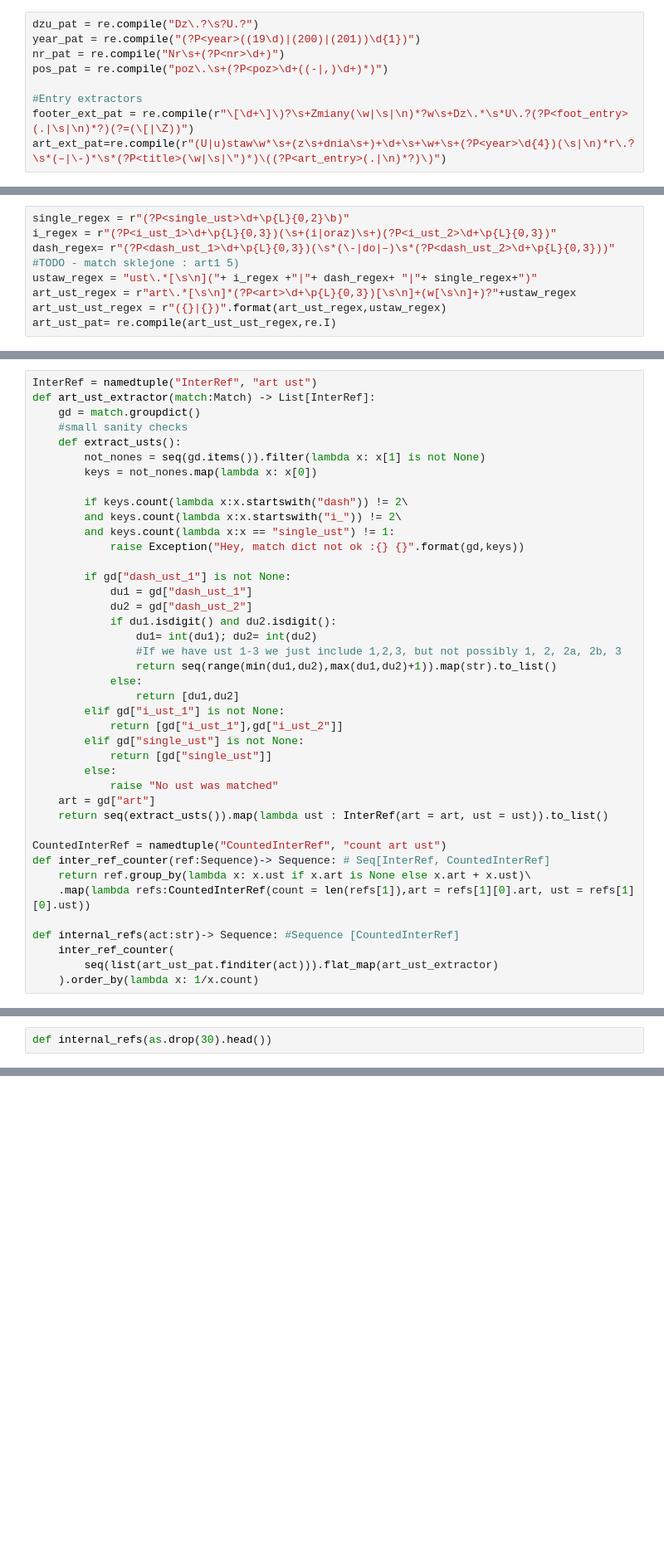
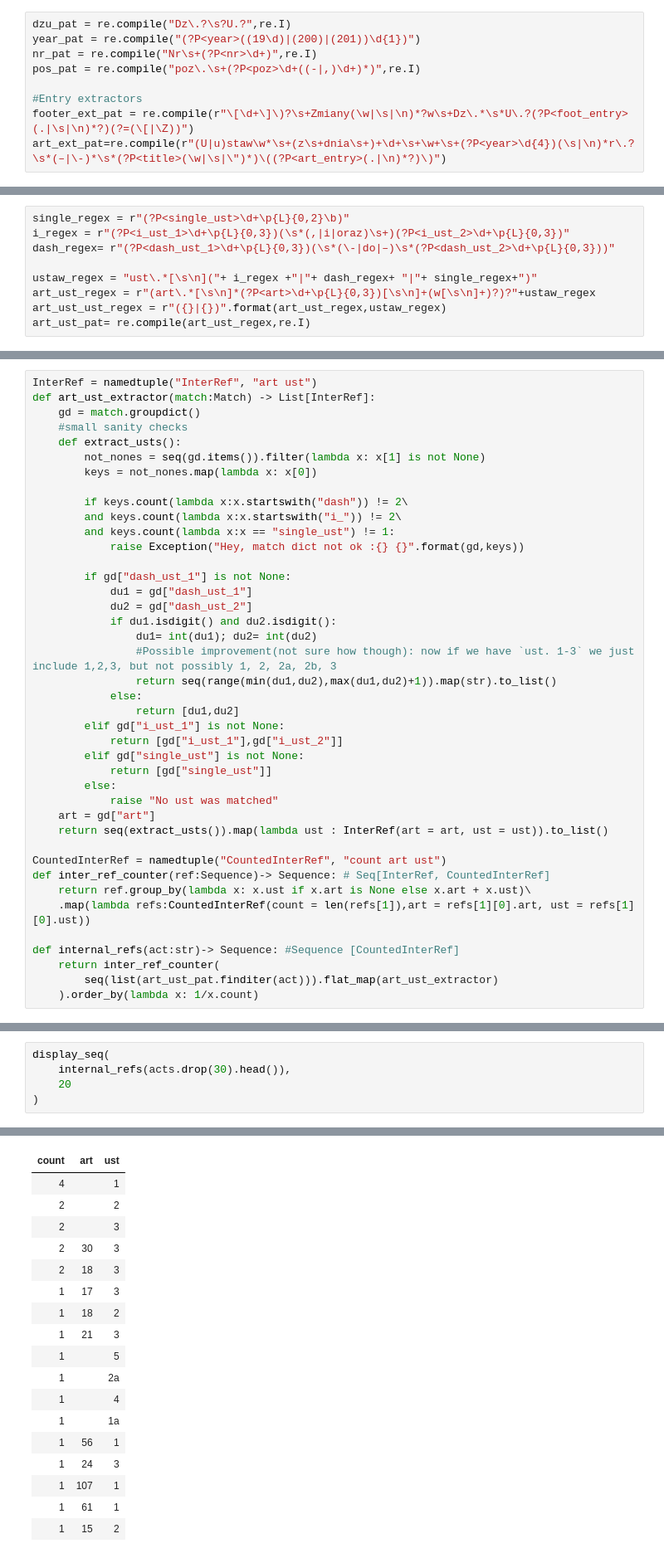
Before and after one commit to JakDar/nlp-lab-2019, a Jupyter notebook: NLP_lab1_regex.ipynb, the cells around one changed output, grey strips where cells are left out. Shown at 83% size. Cells and saved outputs as stored; diff of their text form; blank space fills up the shorter version.

```diff
--- a/NLP_lab1_regex.ipynb
+++ b/NLP_lab1_regex.ipynb
@@ -44,10 +49,10 @@ def print_highlighted(
         beg = matched.end
     print(text[beg:])
 # %%
-dzu_pat = re.compile("Dz\.?\s?U.?")
+dzu_pat = re.compile("Dz\.?\s?U.?",re.I)
 year_pat = re.compile("(?P<year>((19\d)|(200)|(201))\d{1})")
-nr_pat = re.compile("Nr\s+(?P<nr>\d+)")
-pos_pat = re.compile("poz\.\s+(?P<poz>\d+((-|,)\d+)*)")
+nr_pat = re.compile("Nr\s+(?P<nr>\d+)",re.I)
+pos_pat = re.compile("poz\.\s+(?P<poz>\d+((-|,)\d+)*)",re.I)
 
 #Entry extractors
 footer_ext_pat = re.compile(r"\[\d+\]\)?\s+Zmiany(\w|\s|\n)*?w\s+Dz\.*\s*U\.?(?P<foot_entry>(.|\s|\n)*?)(?=(\[|\Z))")
@@ -221,11 +232,11 @@ Showing 30 of 3855 rows
 # 2. Internal references
 # %%
 single_regex = r"(?P<single_ust>\d+\p{L}{0,2}\b)"
-i_regex = r"(?P<i_ust_1>\d+\p{L}{0,3})(\s+(i|oraz)\s+)(?P<i_ust_2>\d+\p{L}{0,3})"
+i_regex = r"(?P<i_ust_1>\d+\p{L}{0,3})(\s*(,|i|oraz)\s+)(?P<i_ust_2>\d+\p{L}{0,3})"
 dash_regex= r"(?P<dash_ust_1>\d+\p{L}{0,3})(\s*(\-|do|–)\s*(?P<dash_ust_2>\d+\p{L}{0,3}))"
-#TODO - match sklejone : art1 5)
+
 ustaw_regex = "ust\.*[\s\n]("+ i_regex +"|"+ dash_regex+ "|"+ single_regex+")"
-art_ust_regex = r"art\.*[\s\n]*(?P<art>\d+\p{L}{0,3})[\s\n]+(w[\s\n]+)?"+ustaw_regex
+art_ust_regex = r"(art\.*[\s\n]*(?P<art>\d+\p{L}{0,3})[\s\n]+(w[\s\n]+)?)?"+ustaw_regex
 art_ust_ust_regex = r"({}|{})".format(art_ust_regex,ustaw_regex)
-art_ust_pat= re.compile(art_ust_ust_regex,re.I)
+art_ust_pat= re.compile(art_ust_regex,re.I)
 # %%
@@ -279,7 +289,7 @@ def art_ust_extractor(match:Match) -> List[InterRef]:
             du2 = gd["dash_ust_2"]
             if du1.isdigit() and du2.isdigit():
                 du1= int(du1); du2= int(du2)
-                #If we have ust 1-3 we just include 1,2,3, but not possibly 1, 2, 2a, 2b, 3
+                #Possible improvement(not sure how though): now if we have `ust. 1-3` we just include 1,2,3, but not possibly 1, 2, 2a, 2b, 3
                 return seq(range(min(du1,du2),max(du1,du2)+1)).map(str).to_list()
             else:
                 return [du1,du2]
@@ -298,6 +308,6 @@ def inter_ref_counter(ref:Sequence)-> Sequence: # Seq[InterRef, CountedInterRef]
     .map(lambda refs:CountedInterRef(count = len(refs[1]),art = refs[1][0].art, ust = refs[1][0].ust))
 
 def internal_refs(act:str)-> Sequence: #Sequence [CountedInterRef]
-    inter_ref_counter(
+    return inter_ref_counter(
         seq(list(art_ust_pat.finditer(act))).flat_map(art_ust_extractor)
     ).order_by(lambda x: 1/x.count)
@@ -304,3 +317,6 @@ def internal_refs(act:str)-> Sequence: #Sequence [CountedInterRef]
 # %%
-def internal_refs(as.drop(30).head())
+display_seq(
+    internal_refs(acts.drop(30).head()),
+    20
+)
 # %% [output]
@@ -308,3 +323,21 @@ SyntaxError: invalid syntax (<ipython-input-11-a70a980cf6c0>, line 1)
+| count | art | ust |
+| 4 |  | 1 |
+| 2 |  | 2 |
+| 2 |  | 3 |
+| 2 | 30 | 3 |
+| 2 | 18 | 3 |
+| 1 | 17 | 3 |
+| 1 | 18 | 2 |
+| 1 | 21 | 3 |
+| 1 |  | 5 |
+| 1 |  | 2a |
+| 1 |  | 4 |
+| 1 |  | 1a |
+| 1 | 56 | 1 |
+| 1 | 24 | 3 |
+| 1 | 107 | 1 |
+| 1 | 61 | 1 |
+| 1 | 15 | 2 |
 # %% [markdown]
 # 3 Ustawa count
 # %%
```
Also changed, not shown: parts of 9 cells of this notebook.
